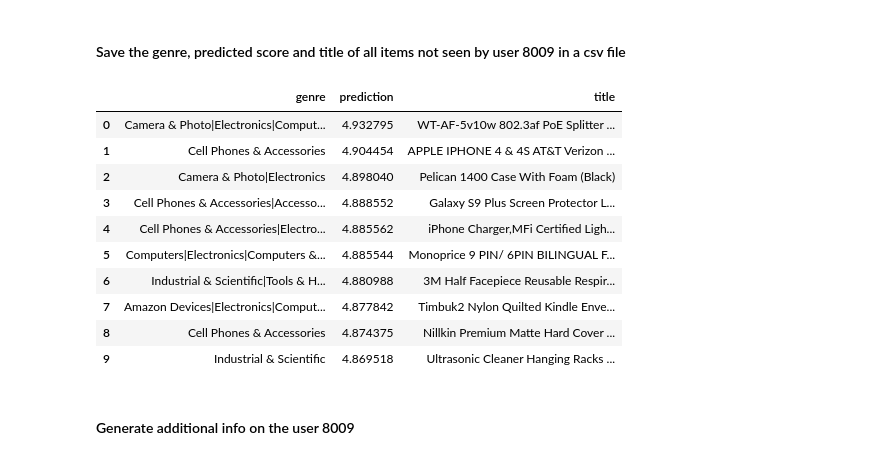
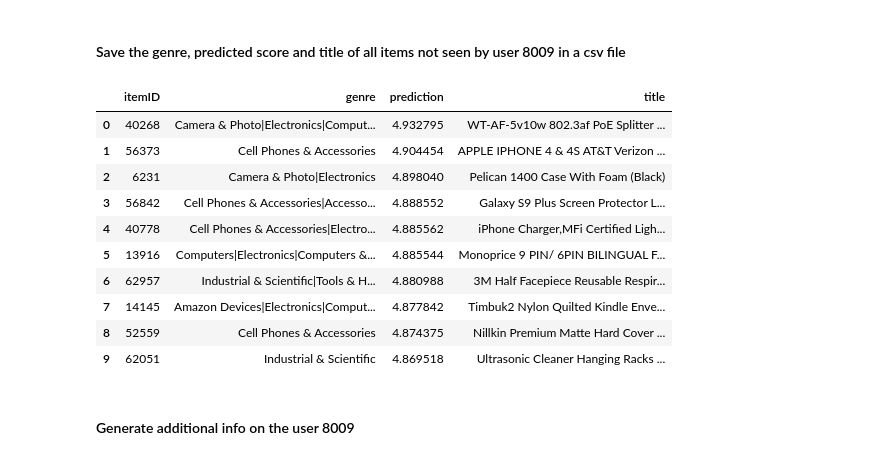
Before and after one commit to ss-github-code/capstone_recsys, a Jupyter notebook: modeling/wide_n_deep/wide_deep_electronics.ipynb, the cells around one changed output. Cells and saved outputs as stored; diff of their text form; code cells hidden in the pictures.

Commit message:
fix saving itemID in output_8009.csv in order to try ensembling the results

```diff
--- a/modeling/wide_n_deep/wide_deep_electronics.ipynb
+++ b/modeling/wide_n_deep/wide_deep_electronics.ipynb
@@ -569,7 +569,7 @@ cols = {
 
 tf.compat.v1.logging.set_verbosity(tf.compat.v1.logging.ERROR)
 # %%
-MODEL_DIR = EXPORT_MODEL_DIR + '1659994380'
+MODEL_DIR = EXPORT_DIR_BASE + '1659994380'
 
 saved_model = tf.saved_model.load(MODEL_DIR, tags="serve")
 # %% [output]
@@ -757,24 +757,24 @@ step_pred = predictions['predictions'].numpy()
 # %%
 X_test['prediction'] = step_pred
 X_test['title'] = X_test[ITEM_COL].map(lambda x: rev_item_lookup[x]['title'])
 X_test[ITEM_FEAT_COL] = X_test[ITEM_COL].map(lambda x: rev_item_lookup[x][ITEM_FEAT_COL])
-X_test.drop(columns = [USER_COL, ITEM_COL], inplace=True)
+X_test.drop(columns = [USER_COL], inplace=True)
 X_test.sort_values('prediction', ascending=False, inplace=True)
 X_test.reset_index(inplace=True, drop=True)
 X_test.to_csv(DATA_DIR + f'output_{user}.csv', index=False) # header = True
 X_test.head(10)
 # %% [output]
-|  | genre | prediction | title |
-| 0 | Camera & Photo|Electronics|Comput... | 4.932795 | WT-AF-5v10w 802.3af PoE Splitter ... |
-| 1 | Cell Phones & Accessories | 4.904454 | APPLE IPHONE 4 & 4S AT&T Verizon ... |
-| 2 | Camera & Photo|Electronics | 4.898040 | Pelican 1400 Case With Foam (Black) |
-| 3 | Cell Phones & Accessories|Accesso... | 4.888552 | Galaxy S9 Plus Screen Protector L... |
-| 4 | Cell Phones & Accessories|Electro... | 4.885562 | iPhone Charger,MFi Certified Ligh... |
-| 5 | Computers|Electronics|Computers &... | 4.885544 | Monoprice 9 PIN/ 6PIN BILINGUAL F... |
-| 6 | Industrial & Scientific|Tools & H... | 4.880988 | 3M Half Facepiece Reusable Respir... |
-| 7 | Amazon Devices|Electronics|Comput... | 4.877842 | Timbuk2 Nylon Quilted Kindle Enve... |
-| 8 | Cell Phones & Accessories | 4.874375 | Nillkin Premium Matte Hard Cover ... |
-| 9 | Industrial & Scientific | 4.869518 | Ultrasonic Cleaner Hanging Racks ... |
+|  | itemID | genre | prediction | title |
+| 0 | 40268 | Camera & Photo|Electronics|Comput... | 4.932795 | WT-AF-5v10w 802.3af PoE Splitter ... |
+| 1 | 56373 | Cell Phones & Accessories | 4.904454 | APPLE IPHONE 4 & 4S AT&T Verizon ... |
+| 2 | 6231 | Camera & Photo|Electronics | 4.898040 | Pelican 1400 Case With Foam (Black) |
+| 3 | 56842 | Cell Phones & Accessories|Accesso... | 4.888552 | Galaxy S9 Plus Screen Protector L... |
+| 4 | 40778 | Cell Phones & Accessories|Electro... | 4.885562 | iPhone Charger,MFi Certified Ligh... |
+| 5 | 13916 | Computers|Electronics|Computers &... | 4.885544 | Monoprice 9 PIN/ 6PIN BILINGUAL F... |
+| 6 | 62957 | Industrial & Scientific|Tools & H... | 4.880988 | 3M Half Facepiece Reusable Respir... |
+| 7 | 14145 | Amazon Devices|Electronics|Comput... | 4.877842 | Timbuk2 Nylon Quilted Kindle Enve... |
+| 8 | 52559 | Cell Phones & Accessories | 4.874375 | Nillkin Premium Matte Hard Cover ... |
+| 9 | 62051 | Industrial & Scientific | 4.869518 | Ultrasonic Cleaner Hanging Racks ... |
 # %% [markdown]
 #### Generate additional info on the user 8009
 # %%
```
Also changed, not shown: parts of 2 cells of this notebook, 4 other files.
